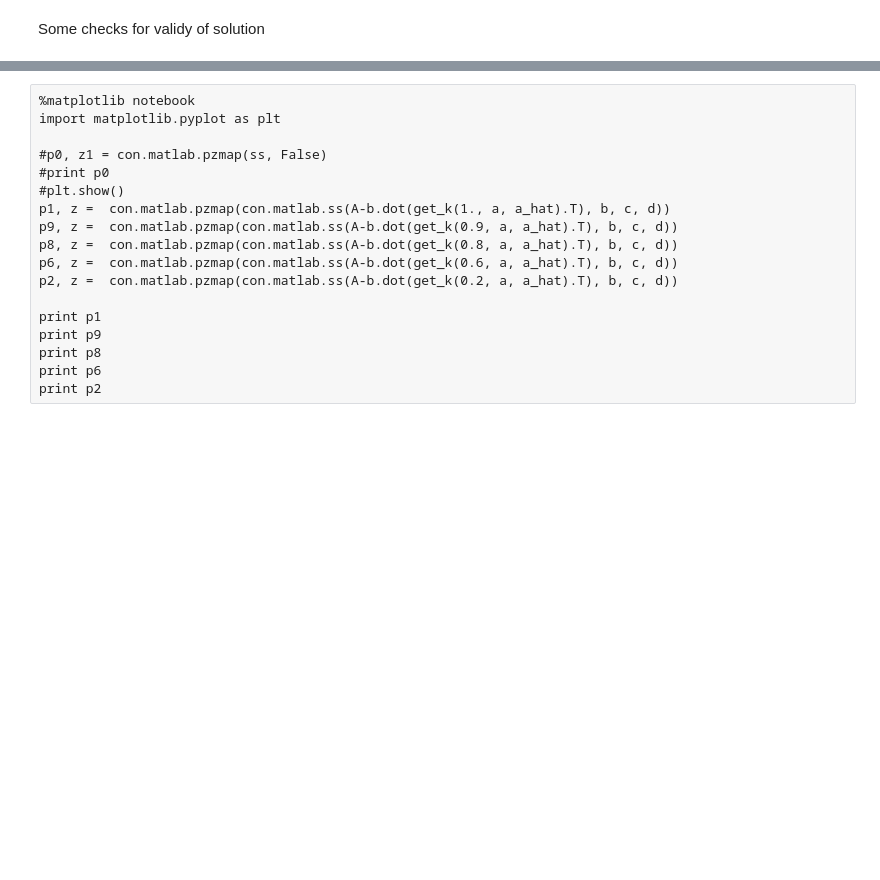
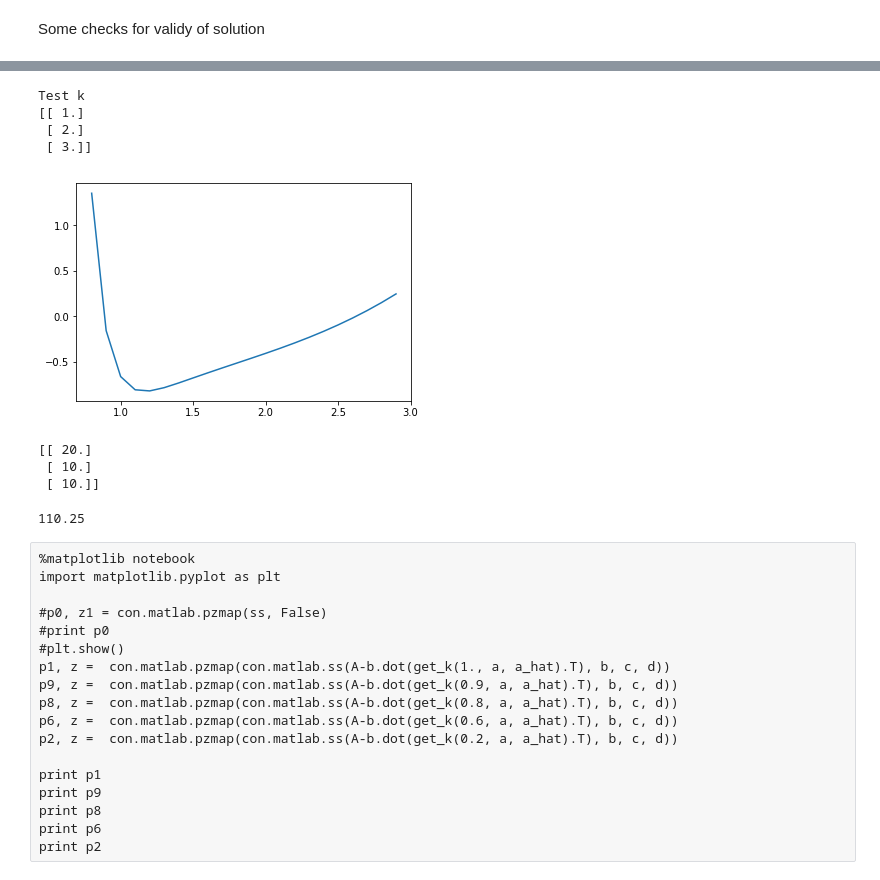
Before and after one commit to ipa-lth/jupyter_nb, a Jupyter notebook: optimization/2010-Dissertation-Dilyana_Yankulova-cvxpy.ipynb, the cells around one changed output, grey strips where cells are left out. Saved outputs shown, nothing was run; the diff lists cells and outputs as text; code cells hidden in the pictures; blank space fills up the shorter version.

```diff
--- a/optimization/2010-Dissertation-Dilyana_Yankulova-cvxpy.ipynb
+++ b/optimization/2010-Dissertation-Dilyana_Yankulova-cvxpy.ipynb
@@ -354,40 +385,60 @@ p_t = np.zeros(len(T))
 # %%
 # Skalierte Version! aus Yankulova
 
 # k(v) (4.5)
 def get_k(v, a, a_hat):
     try:
-        v = v.squeeze() # This is weird
+        v = v.squeeze() # This is weird, needed for minimize for some reason
     except:
         pass
     D_inv = optim_tools._D_inv(v, len(a))
     #print D_inv
     k = D_inv.dot(a_hat) - a
     return k
 
-print "Test k\n", get_k(0.1, a, a_hat)
+print "Test k\n", get_k(0.2, np.matrix([124, 48, 12]).T, np.matrix([1, 2, 3]).T)
 assert(np.allclose(-a+a_hat, get_k(1, a, a_hat)))
+
 # Fixing a and a_hat for convinience
-func_k = lambda v: get_k(v, a, a_hat)
+# func_k = lambda v: get_k(v, a, a_hat)
 
 # G(v) (4.4)
-def get_g(v, x, R1, u_max):
+def get_g(v, x, R1, u_max, a, a_hat):
     try:
-        v = v.squeeze() # This is weird
+        v = v.squeeze() # This is weird, needed for minimize for some reason
     except:
         pass
     D_inv = optim_tools._D_inv(v, len(x))
-    R = D_inv.dot(R1).dot(D_inv)
+    R = D_inv.dot(R1).dot(D_inv) # R(v) = D^⁻1 * R1 * D^-1
 
-    k = func_k(v)
-    e = 1.0/(u_max**(2))*k.T.dot(LA.inv(R)).dot(k)
-    #print e
+    k = get_k(v, a, a_hat) # k(v)
+    e = (u_max**(-2)) * (k.T.dot(LA.inv(R)).dot(k))
+    #assert e < 1.0
     g = e*(x.T.dot(R).dot(x)) - 1.0
+    #assert g <= 0, "g = {} > 0".format(g)
     # Update 2016: As of python 3.5, there is a new matrix_multiply symbol, @:
     # g = x' @ D^-1 @ R1 @ D^-1 @ x - 1.0
     return g
+mi = 0.8
+ma = 3
 
-print "Test g\n", get_g(0.9, T1*x0, R1, u_max)
+plt.plot(np.arange(mi, ma, 0.1), [get_g(p, T1*(x0), R1, u_max, a, a_hat).item(0) for p in np.arange(mi, ma, 0.1)])
+plt.show()
+# %% [output]
+Test k
+[[ 1.]
+ [ 2.]
+ [ 3.]]
+[figure, added]
+# %%
+optim_tools._D_inv(0.1, 3).dot(np.matrix([1, 1, 1]).T)
+print x0
+u_max**2
+# %% [output]
+[[ 20.]
+ [ 10.]
+ [ 10.]]
+110.25
 # %% [raw]
 %matplotlib notebook
 import matplotlib.pyplot as plt
```
Also changed, not shown: parts of 8 cells of this notebook, 1 other file.
